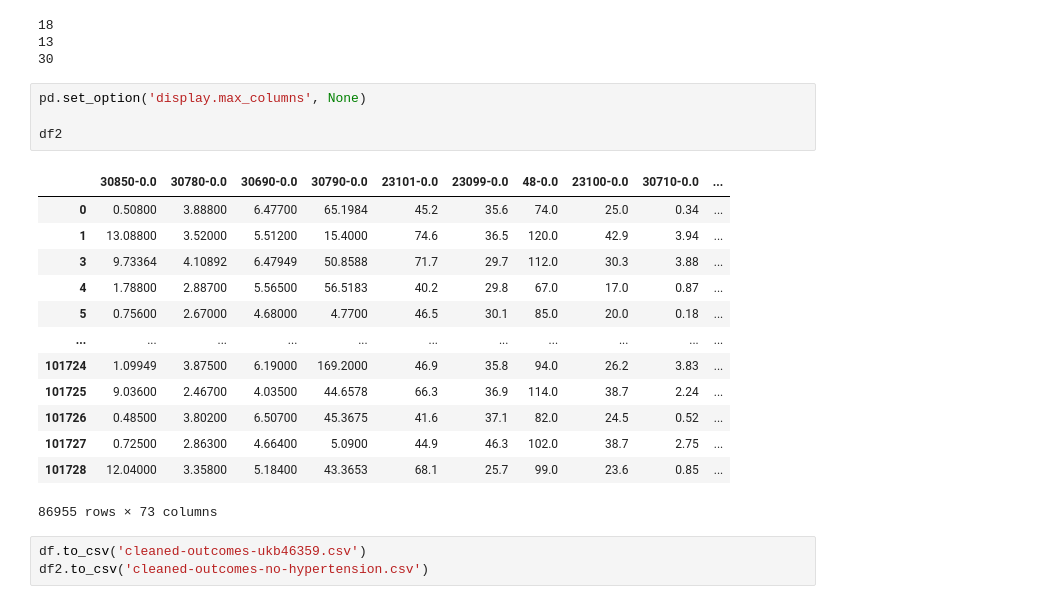
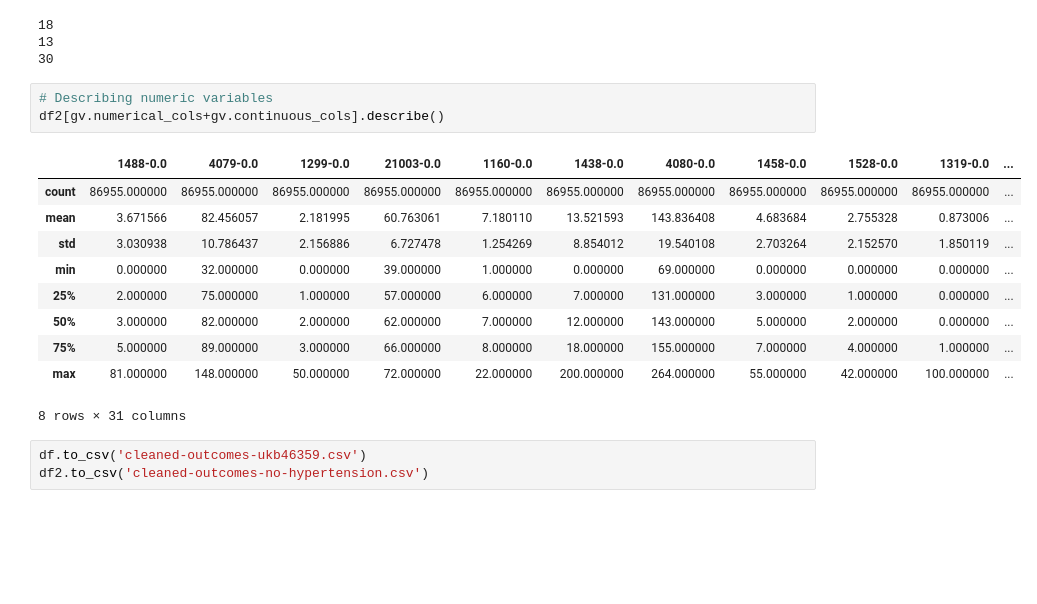
Before and after one commit to analiseb/UB-Masters-Thesis, a Jupyter notebook: PRE_eda.ipynb, the cells around one changed output. Saved outputs shown, nothing was run; the diff lists cells and outputs as text; blank space fills up the shorter version.

```diff
--- a/PRE_eda.ipynb
+++ b/PRE_eda.ipynb
@@ -206,23 +206,19 @@ print(len(gv.categorical_cols))
 13
 30
 # %%
-pd.set_option('display.max_columns', None)
-
-df2
+# Describing numeric variables
+df2[gv.numerical_cols+gv.continuous_cols].describe()
 # %% [output]
-|  | 30850-0.0 | 30780-0.0 | 30690-0.0 | 30790-0.0 | 23101-0.0 | 23099-0.0 | 48-0.0 | 23100-0.0 | 30710-0.0 | ... |
-| 0 | 0.50800 | 3.88800 | 6.47700 | 65.1984 | 45.2 | 35.6 | 74.0 | 25.0 | 0.34 | ... |
-| 1 | 13.08800 | 3.52000 | 5.51200 | 15.4000 | 74.6 | 36.5 | 120.0 | 42.9 | 3.94 | ... |
-| 3 | 9.73364 | 4.10892 | 6.47949 | 50.8588 | 71.7 | 29.7 | 112.0 | 30.3 | 3.88 | ... |
-| 4 | 1.78800 | 2.88700 | 5.56500 | 56.5183 | 40.2 | 29.8 | 67.0 | 17.0 | 0.87 | ... |
-| 5 | 0.75600 | 2.67000 | 4.68000 | 4.7700 | 46.5 | 30.1 | 85.0 | 20.0 | 0.18 | ... |
-| ... | ... | ... | ... | ... | ... | ... | ... | ... | ... | ... |
-| 101724 | 1.09949 | 3.87500 | 6.19000 | 169.2000 | 46.9 | 35.8 | 94.0 | 26.2 | 3.83 | ... |
-| 101725 | 9.03600 | 2.46700 | 4.03500 | 44.6578 | 66.3 | 36.9 | 114.0 | 38.7 | 2.24 | ... |
-| 101726 | 0.48500 | 3.80200 | 6.50700 | 45.3675 | 41.6 | 37.1 | 82.0 | 24.5 | 0.52 | ... |
-| 101727 | 0.72500 | 2.86300 | 4.66400 | 5.0900 | 44.9 | 46.3 | 102.0 | 38.7 | 2.75 | ... |
-| 101728 | 12.04000 | 3.35800 | 5.18400 | 43.3653 | 68.1 | 25.7 | 99.0 | 23.6 | 0.85 | ... |
+|  | 1488-0.0 | 4079-0.0 | 1299-0.0 | 21003-0.0 | 1160-0.0 | 1438-0.0 | 4080-0.0 | 1458-0.0 | 1528-0.0 | 1319-0.0 | ... |
+| count | 86955.000000 | 86955.000000 | 86955.000000 | 86955.000000 | 86955.000000 | 86955.000000 | 86955.000000 | 86955.000000 | 86955.000000 | 86955.000000 | ... |
+| mean | 3.671566 | 82.456057 | 2.181995 | 60.763061 | 7.180110 | 13.521593 | 143.836408 | 4.683684 | 2.755328 | 0.873006 | ... |
+| std | 3.030938 | 10.786437 | 2.156886 | 6.727478 | 1.254269 | 8.854012 | 19.540108 | 2.703264 | 2.152570 | 1.850119 | ... |
+| min | 0.000000 | 32.000000 | 0.000000 | 39.000000 | 1.000000 | 0.000000 | 69.000000 | 0.000000 | 0.000000 | 0.000000 | ... |
+| 25% | 2.000000 | 75.000000 | 1.000000 | 57.000000 | 6.000000 | 7.000000 | 131.000000 | 3.000000 | 1.000000 | 0.000000 | ... |
+| 50% | 3.000000 | 82.000000 | 2.000000 | 62.000000 | 7.000000 | 12.000000 | 143.000000 | 5.000000 | 2.000000 | 0.000000 | ... |
+| 75% | 5.000000 | 89.000000 | 3.000000 | 66.000000 | 8.000000 | 18.000000 | 155.000000 | 7.000000 | 4.000000 | 1.000000 | ... |
+| max | 81.000000 | 148.000000 | 50.000000 | 72.000000 | 22.000000 | 200.000000 | 264.000000 | 55.000000 | 42.000000 | 100.000000 | ... |
-86955 rows × 73 columns
+8 rows × 31 columns
 # %%
 df.to_csv('cleaned-outcomes-ukb46359.csv')
 df2.to_csv('cleaned-outcomes-no-hypertension.csv')
```
Also changed, not shown: 3 other files.
